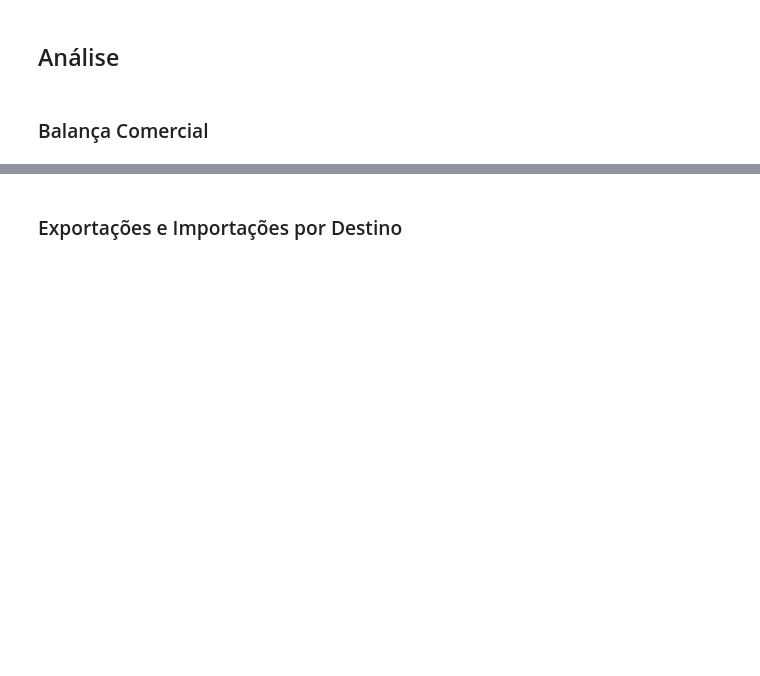
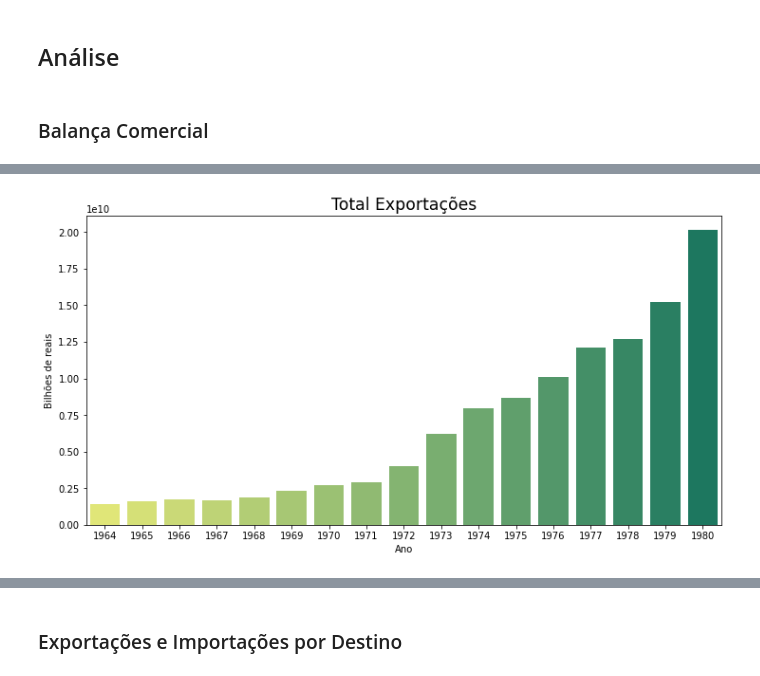
Before and after one commit to antonioravila/PoliticaExternaBrasileira, a Jupyter notebook: Comex/COMEX.ipynb, the cells around one changed output, grey strips where cells are left out. Saved outputs shown, nothing was run; the diff lists cells and outputs as text; code cells hidden in the pictures; blank space fills up the shorter version.

```diff
--- a/Comex/COMEX.ipynb
+++ b/Comex/COMEX.ipynb
@@ -62,0 +111,4 @@ df_destino
+# %%
+create_plots(metric='Exp', title='Total Exportações')
+# %% [output]
+[figure, added]
```
Also changed, not shown: parts of 21 cells of this notebook.
